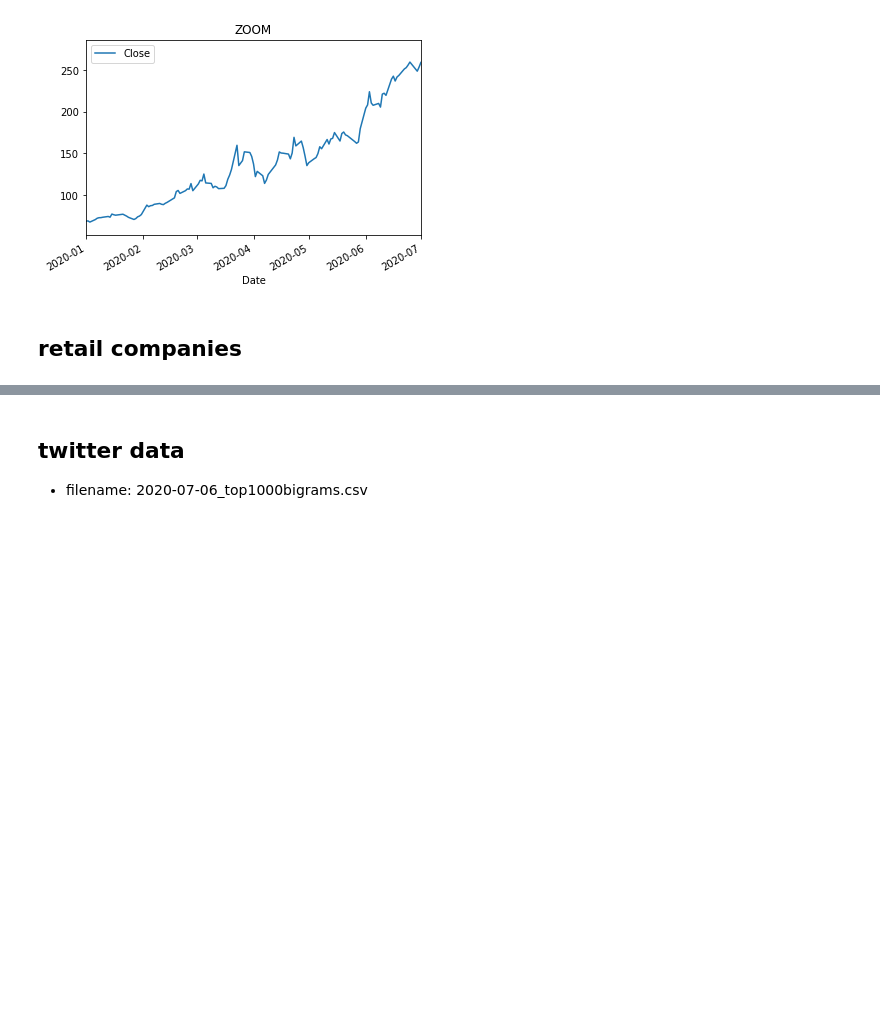
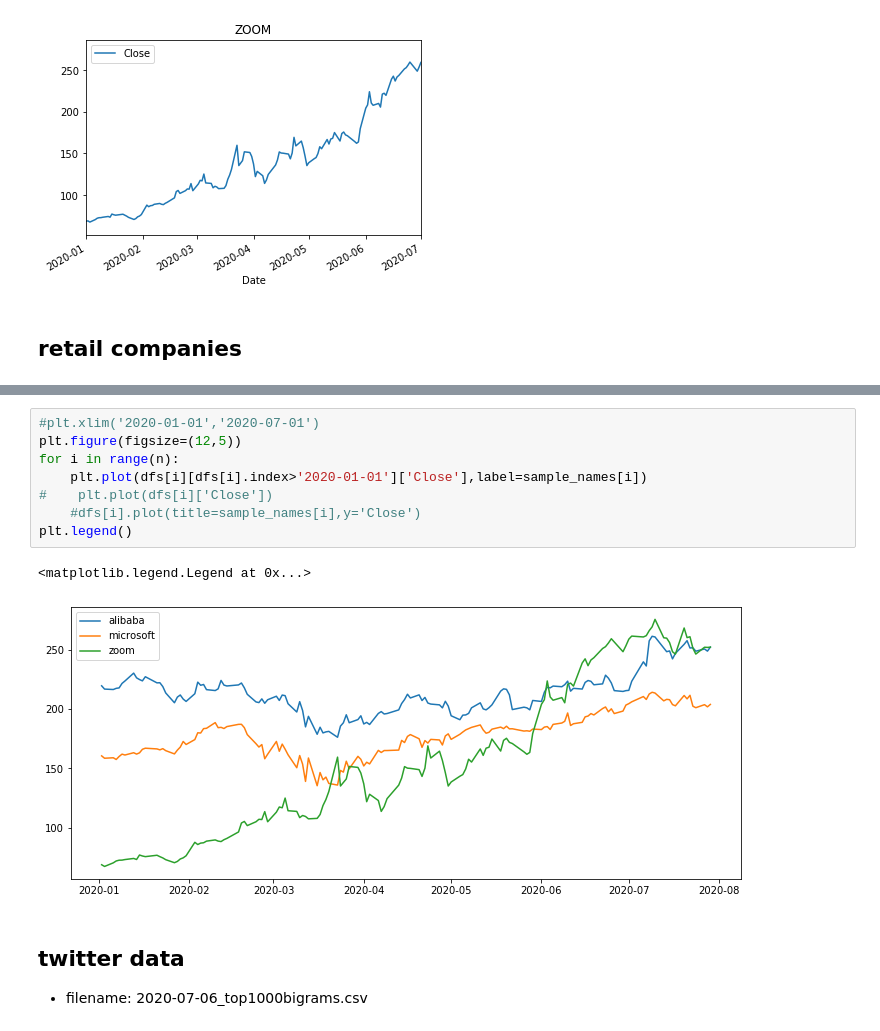
Before and after one commit to WeileiZeng/programming-camp, a Jupyter notebook: data-science/slides/s7-data-twitter.ipynb, the cells around one changed output, grey strips where cells are left out. Drawn from its saved outputs; the diff is of its cells as text; blank space fills up the shorter version.

```diff
--- a/data-science/slides/s7-data-twitter.ipynb
+++ b/data-science/slides/s7-data-twitter.ipynb
@@ -158,3 +126,14 @@ retail_codes=['COST']
+# %%
+#plt.xlim('2020-01-01','2020-07-01')
+plt.figure(figsize=(12,5))
+for i in range(n):
+    plt.plot(dfs[i][dfs[i].index>'2020-01-01']['Close'],label=sample_names[i])
+#    plt.plot(dfs[i]['Close'])
+    #dfs[i].plot(title=sample_names[i],y='Close')
+plt.legend()
+# %% [output]
+<matplotlib.legend.Legend at 0x...>
+[figure, added]
 # %% [markdown]
 ## twitter data
 - filename: 2020-07-06_top1000bigrams.csv
```
Also changed, not shown: parts of 13 cells of this notebook, 3 other files.
